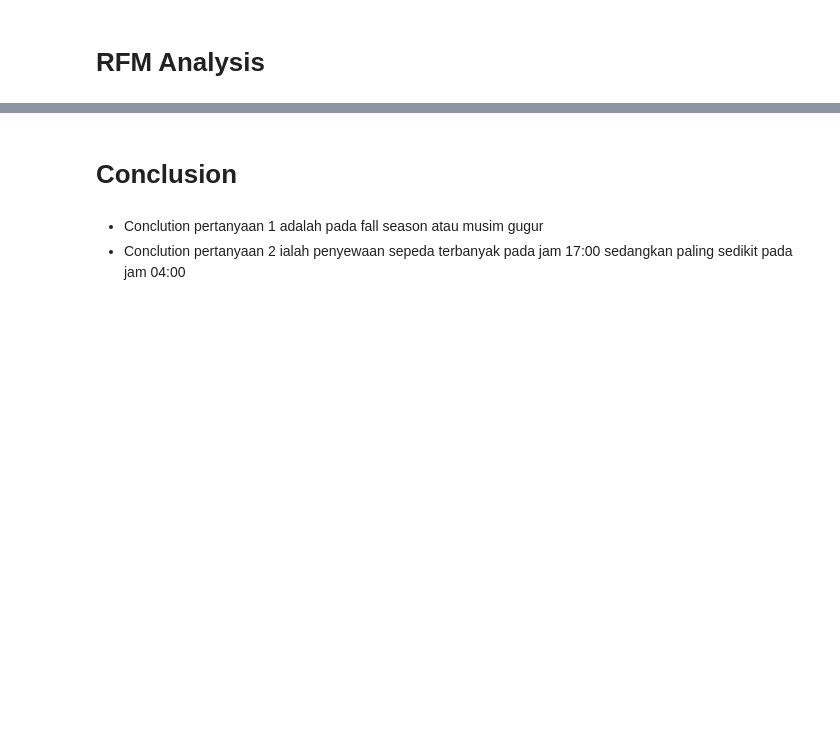
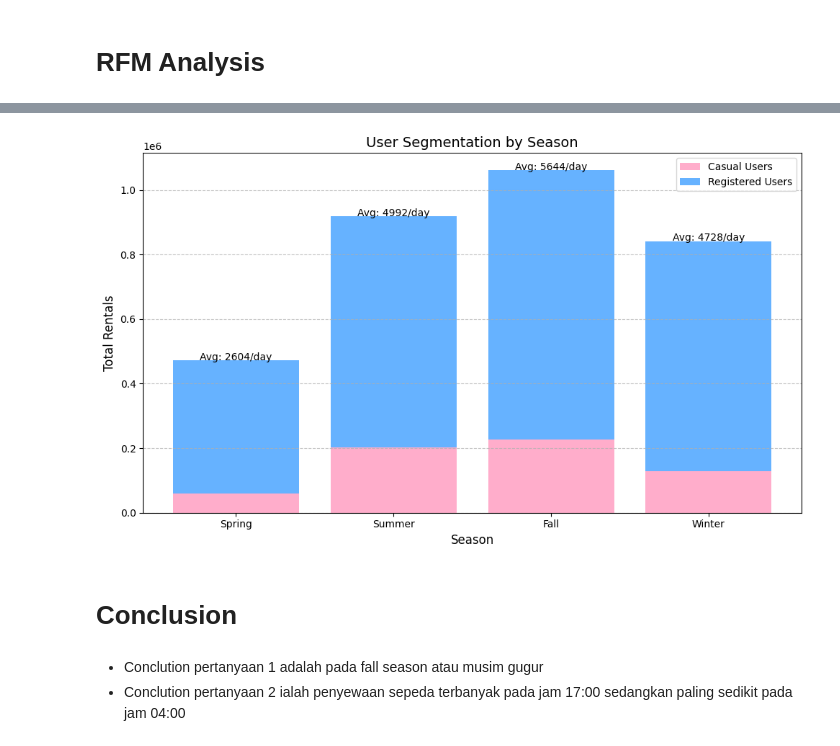
Before and after one commit to alishaanggranidi/Analysis-Bike-Rental, a Jupyter notebook: notebook.ipynb, the cells around one changed output, grey strips where cells are left out. Drawn from its saved outputs; the diff is of its cells as text; code cells hidden in the pictures; blank space fills up the shorter version.

```diff
--- a/notebook.ipynb
+++ b/notebook.ipynb
@@ -398,3 +408,40 @@ print(rfm_data.head())
+# %%
+user_segments = df_day.copy()
+
+user_segments['casual_ratio'] = user_segments['casual'] / user_segments['count_cr']
+user_segments['registered_ratio'] = user_segments['registered'] / user_segments['count_cr']
+
+segment_analysis = user_segments.groupby('season', observed=True).agg({
+    'casual': 'sum',
+    'registered': 'sum',
+    'count_cr': 'mean',
+    'casual_ratio': 'mean',
+    'registered_ratio': 'mean'
+}).reset_index()
+
+season_names = {1: 'Spring', 2: 'Summer', 3: 'Fall', 4: 'Winter'}
+segment_analysis['season_name'] = segment_analysis['season'].map(season_names)
+
+plt.figure(figsize=(10, 6))
+plt.bar(segment_analysis['season_name'], segment_analysis['casual'], label='Casual Users', color='#FFADCB')
+plt.bar(segment_analysis['season_name'], segment_analysis['registered'], bottom=segment_analysis['casual'],
+        label='Registered Users', color='#66B2FF')
+
+plt.title('User Segmentation by Season', fontsize=14)
+plt.xlabel('Season', fontsize=12)
+plt.ylabel('Total Rentals', fontsize=12)
+plt.legend()
+plt.grid(axis='y', linestyle='--', alpha=0.7)
+
+for i, season in enumerate(segment_analysis['season_name']):
+    avg_usage = segment_analysis.loc[segment_analysis['season_name'] == season, 'count_cr'].values[0]
+    plt.text(i, segment_analysis['casual'][i] + segment_analysis['registered'][i] + 100,
+             f'Avg: {avg_usage:.0f}/day', ha='center')
+
+plt.tight_layout()
+plt.show()
+# %% [output]
+[figure, added]
 # %% [markdown]
 # Conclusion
 # %% [markdown]
```
Also changed, not shown: parts of 3 cells of this notebook.
